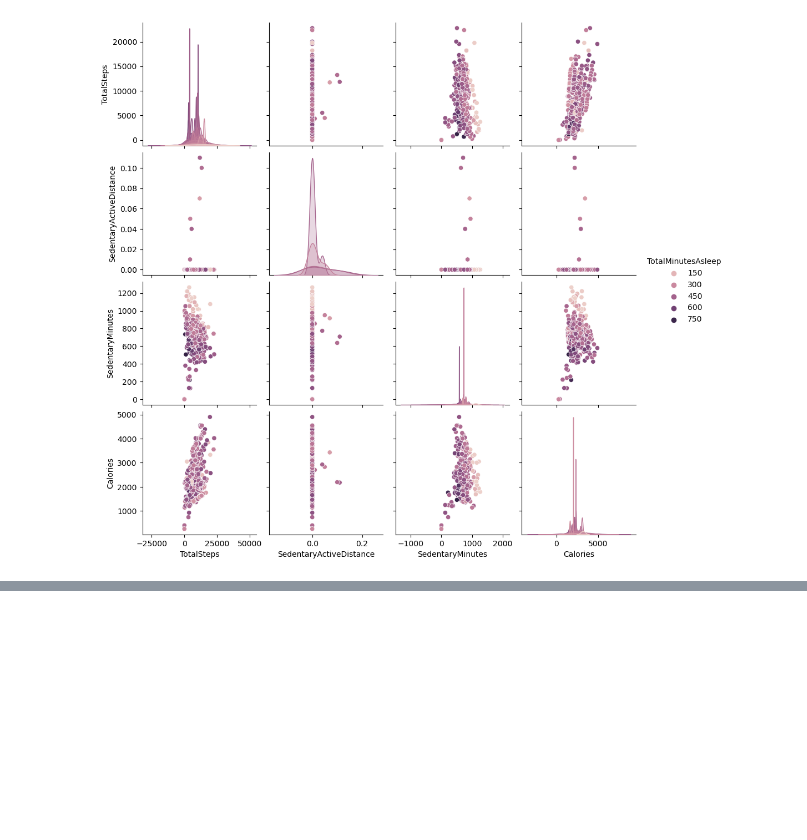
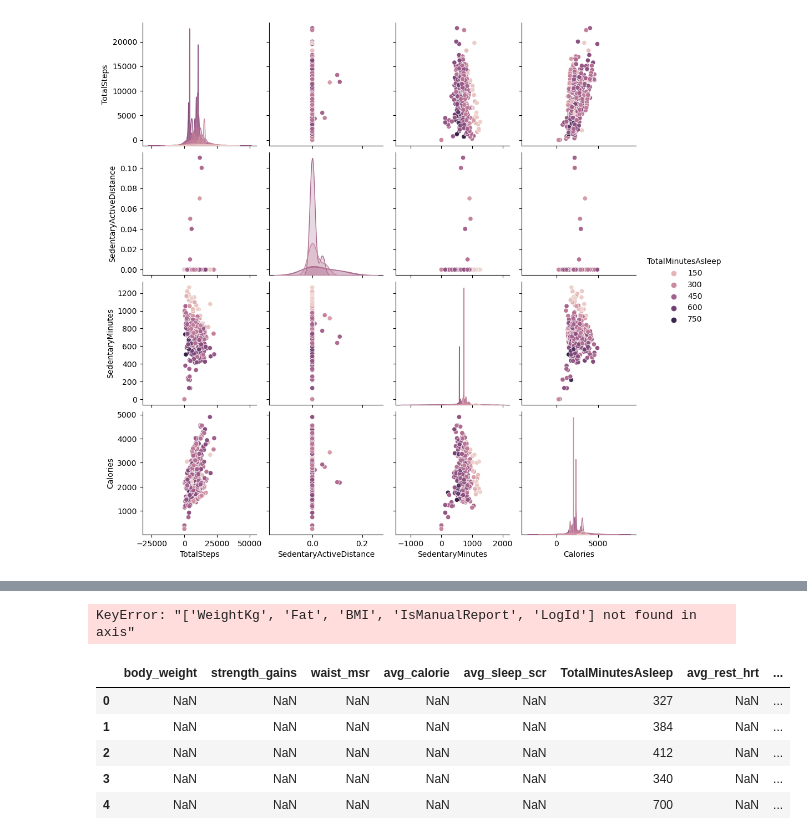
Before and after one commit to mainfranco/Fitness-Data, a Jupyter notebook: Fitness Data.ipynb, the cells around one changed output, grey strips where cells are left out. Drawn from its saved outputs; the diff is of its cells as text; code cells hidden in the pictures; blank space fills up the shorter version.

```diff
--- a/Fitness Data.ipynb
+++ b/Fitness Data.ipynb
@@ -251,0 +222,5 @@ sns.pairplot(daily_activity_and_sleep[['TotalSteps','SedentaryActiveDistance','S
+# %%
+my_df['date'] = daily_activity_and_sleep['Date']
+my_df['total_steps'] = daily_activity_and_sleep['TotalSteps']
+my_df['TotalMinutesAsleep'] = daily_activity_and_sleep['TotalMinutesAsleep']
+my_df['client_ID'] = daily_activity_and_sleep['Id']
@@ -251,0 +254,10 @@ sns.pairplot(daily_activity_and_sleep[['TotalSteps','SedentaryActiveDistance','S
+# %%
+my_df['date'] = pd.to_datetime(my_df['date'])
+weight_log['Date'] = pd.to_datetime(weight_log['Date'])
+# %%
+# Reset the index and drop the 'Date' index if it exists
+if 'Date' in weight_log.index.names:
+    weight_log = weight_log.reset_index(drop=True)
+
+# Perform the merge
+my_df = my_df.merge(weight_log, left_on=['client_ID', 'date'], right_on=['Id', 'Date'], how='left')
@@ -251,0 +284,13 @@ sns.pairplot(daily_activity_and_sleep[['TotalSteps','SedentaryActiveDistance','S
+# %%
+my_df.drop(columns=['WeightKg','Fat','BMI','IsManualReport','LogId','Date'],inplace=True)
+# %% [output]
+KeyError: "['WeightKg', 'Fat', 'BMI', 'IsManualReport', 'LogId'] not found in axis"
+# %%
+my_df.head()
+# %% [output]
+|  | body_weight | strength_gains | waist_msr | avg_calorie | avg_sleep_scr | TotalMinutesAsleep | avg_rest_hrt | ... |
+| 0 | NaN | NaN | NaN | NaN | NaN | 327 | NaN | ... |
+| 1 | NaN | NaN | NaN | NaN | NaN | 384 | NaN | ... |
+| 2 | NaN | NaN | NaN | NaN | NaN | 412 | NaN | ... |
+| 3 | NaN | NaN | NaN | NaN | NaN | 340 | NaN | ... |
+| 4 | NaN | NaN | NaN | NaN | NaN | 700 | NaN | ... |
```
Also changed, not shown: parts of 19 cells of this notebook.
